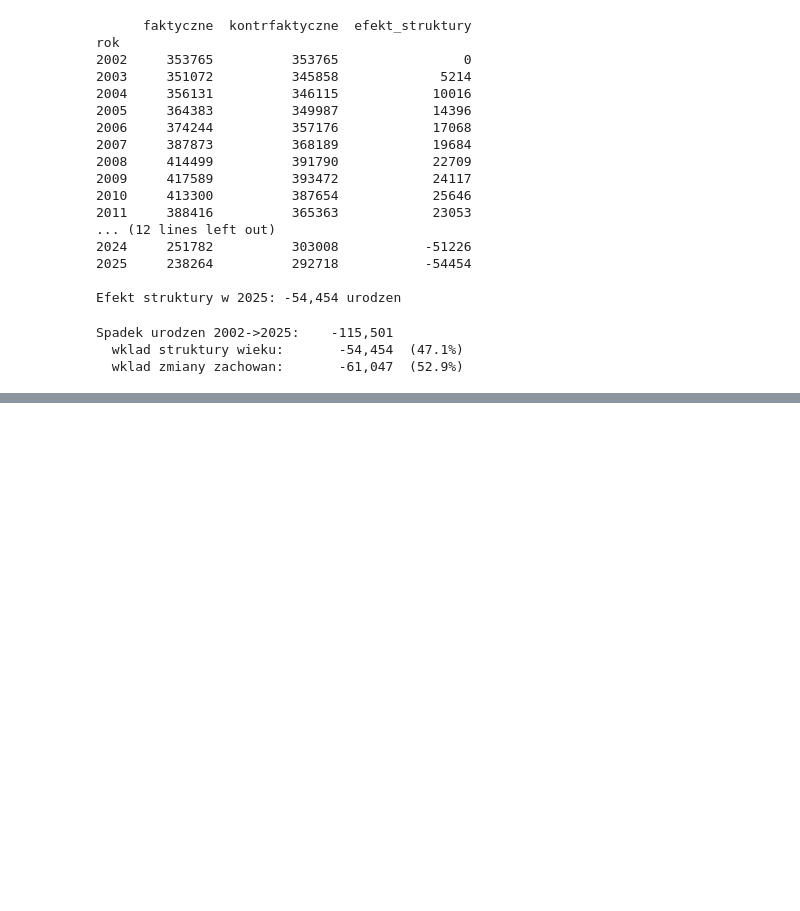
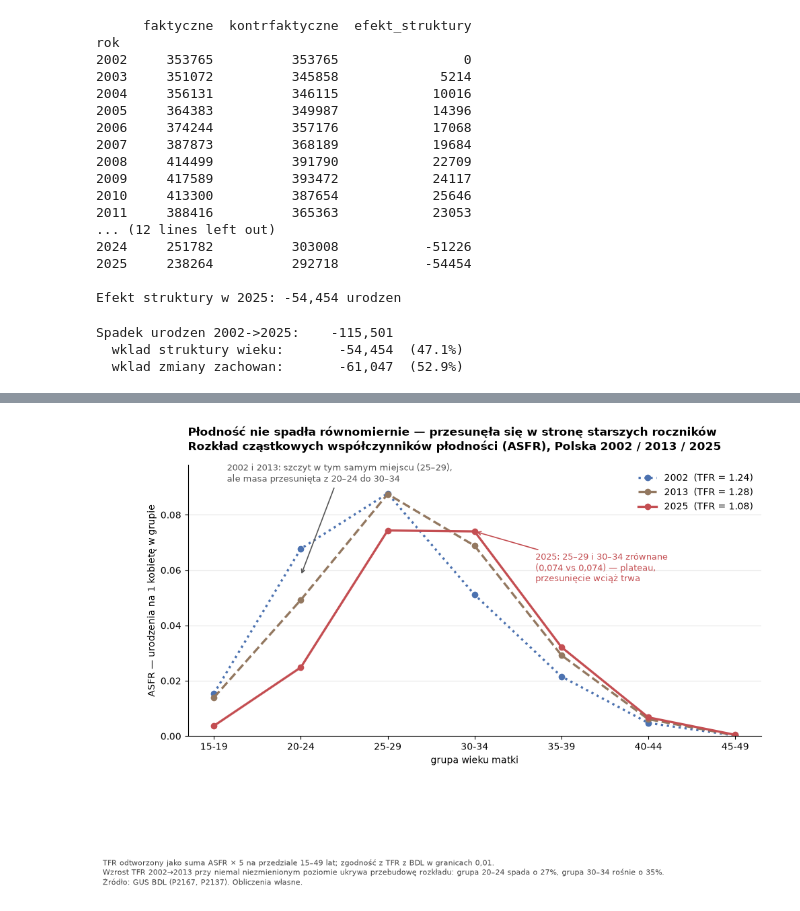
Before and after one commit to kamil-gorka/dzietnosc-polska, a Jupyter notebook: notebooks/01_eksploracja.ipynb, the cells around one changed output, grey strips where cells are left out. Cells and saved outputs as stored; diff of their text form; code cells hidden in the pictures; blank space fills up the shorter version.

Commit message:
feat: wykres 7 - rozklad ASFR 2002/2013/2025 (przesuniecie i splaszczenie)

```diff
--- a/notebooks/01_eksploracja.ipynb
+++ b/notebooks/01_eksploracja.ipynb
@@ -489,0 +490,10 @@ plt.show()
+# %%
+import pandas as pd
+from pathlib import Path
+
+PROJEKT = Path.home() / "projekty" / "dzietnosc-polska"
+asfr = pd.read_csv(PROJEKT / "data" / "processed" / "asfr_polska_2002_2025.csv")
+
+print(asfr.columns.tolist())
+print(asfr.shape)
+asfr.head(10)
@@ -489,0 +539,61 @@ plt.show()
+# %%
+import matplotlib.pyplot as plt
+import numpy as np
+
+FIGURY = PROJEKT / "figures"
+
+grupy = ["15-19", "20-24", "25-29", "30-34", "35-39", "40-44", "45-49"]
+lata = [2002, 2013, 2025]
+kolory = {2002: "#4C72B0", 2013: "#937860", 2025: "#C44E52"}
+style = {2002: ":", 2013: "--", 2025: "-"}
+
+tab = (asfr[asfr["rok"].isin(lata)]
+       .pivot(index="grupa_wieku", columns="rok", values="asfr")
+       .reindex(grupy))
+
+x = np.arange(len(grupy))
+
+fig, ax = plt.subplots(figsize=(11, 6.5))
+
+for rok in lata:
+    tfr = tab[rok].sum() * 5
+    ax.plot(x, tab[rok], marker="o", markersize=6, linewidth=2.4,
+            color=kolory[rok], linestyle=style[rok],
+            label=f"{rok}  (TFR = {tfr:.2f})")
+
+ax.set_xticks(x)
+ax.set_xticklabels(grupy)
+ax.set_xlabel("grupa wieku matki")
+ax.set_ylabel("ASFR — urodzenia na 1 kobietę w grupie")
+ax.set_ylim(0, 0.098)
+ax.grid(axis="y", alpha=0.3)
+ax.spines[["top", "right"]].set_visible(False)
+ax.legend(frameon=False, loc="upper right")
+
+ax.set_title(
+    "Płodność nie spadła równomiernie — przesunęła się w stronę starszych roczników\n"
+    "Rozkład cząstkowych współczynników płodności (ASFR), Polska 2002 / 2013 / 2025",
+    fontweight="bold", loc="left", pad=16
+)
+ax.annotate("2002 i 2013: szczyt w tym samym miejscu (25–29),\nale masa przesunięta z 20–24 do 30–34",
+            xy=(1, 0.058), xytext=(0.15, 0.092),
+            fontsize=9, color="#555555",
+            arrowprops=dict(arrowstyle="->", color="#555555", lw=1.2))
+
+ax.annotate("2025: 25–29 i 30–34 zrównane\n(0,074 vs 0,074) — plateau,\nprzesunięcie wciąż trwa",
+            xy=(3, 0.0740), xytext=(3.7, 0.056),
+            fontsize=9, color=kolory[2025],
+            arrowprops=dict(arrowstyle="->", color=kolory[2025], lw=1.2))
+
+fig.text(0.01, -0.02,
+         "TFR odtworzony jako suma ASFR × 5 na przedziale 15–49 lat; zgodność z TFR z BDL w granicach 0,01.\n"
+         "Wzrost TFR 2002→2013 przy niemal niezmienionym poziomie ukrywa przebudowę rozkładu: "
+         "grupa 20–24 spada o 27%, grupa 30–34 rośnie o 35%.\n"
+         "Źródło: GUS BDL (P2167, P2137). Obliczenia własne.",
+         fontsize=8, color="#444444", va="top")
+
+fig.subplots_adjust(bottom=0.26)
+plt.savefig(FIGURY / "07_rozklad_asfr.png", dpi=150, bbox_inches="tight")
+plt.show()
+# %% [output]
+[figure, added]
```
Also changed, not shown: parts of 3 cells of this notebook, 2 other files.
